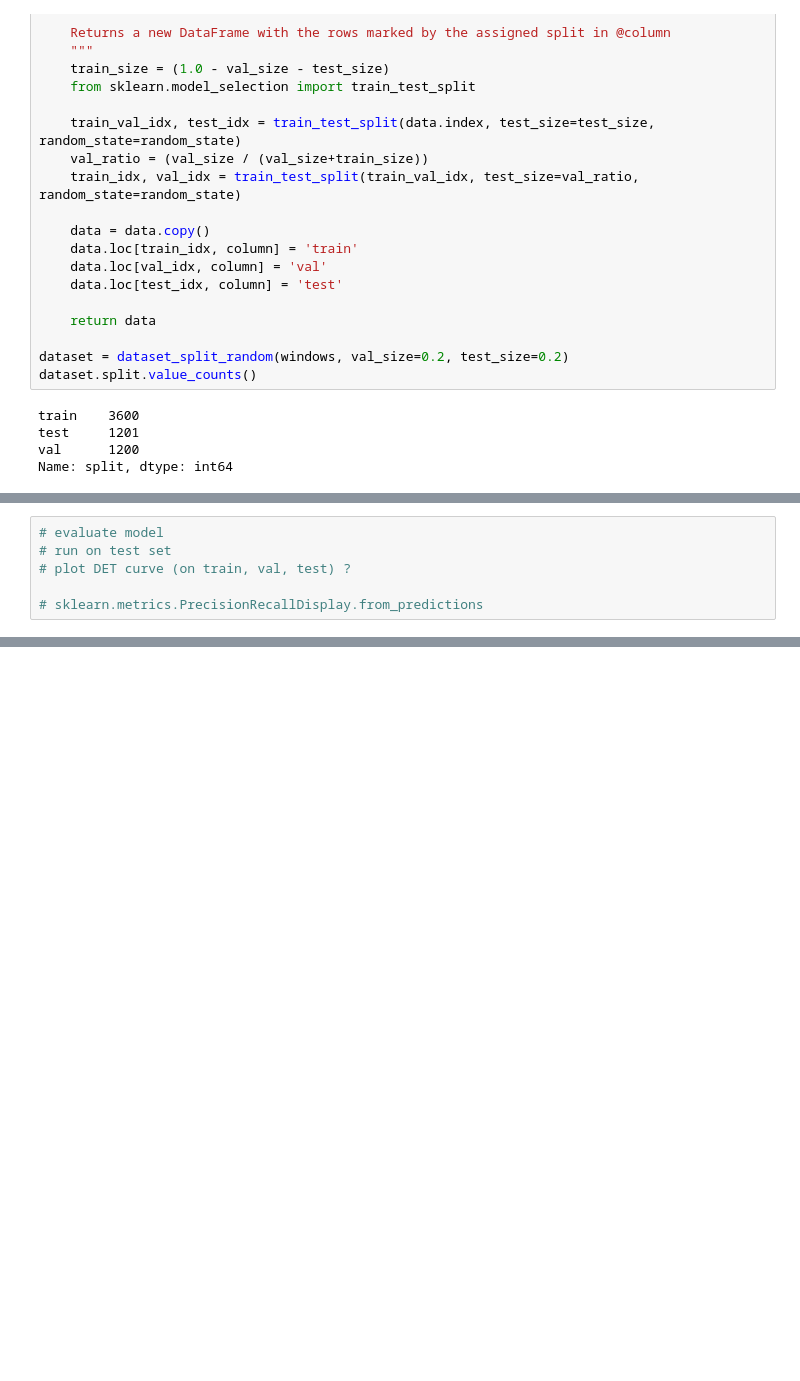
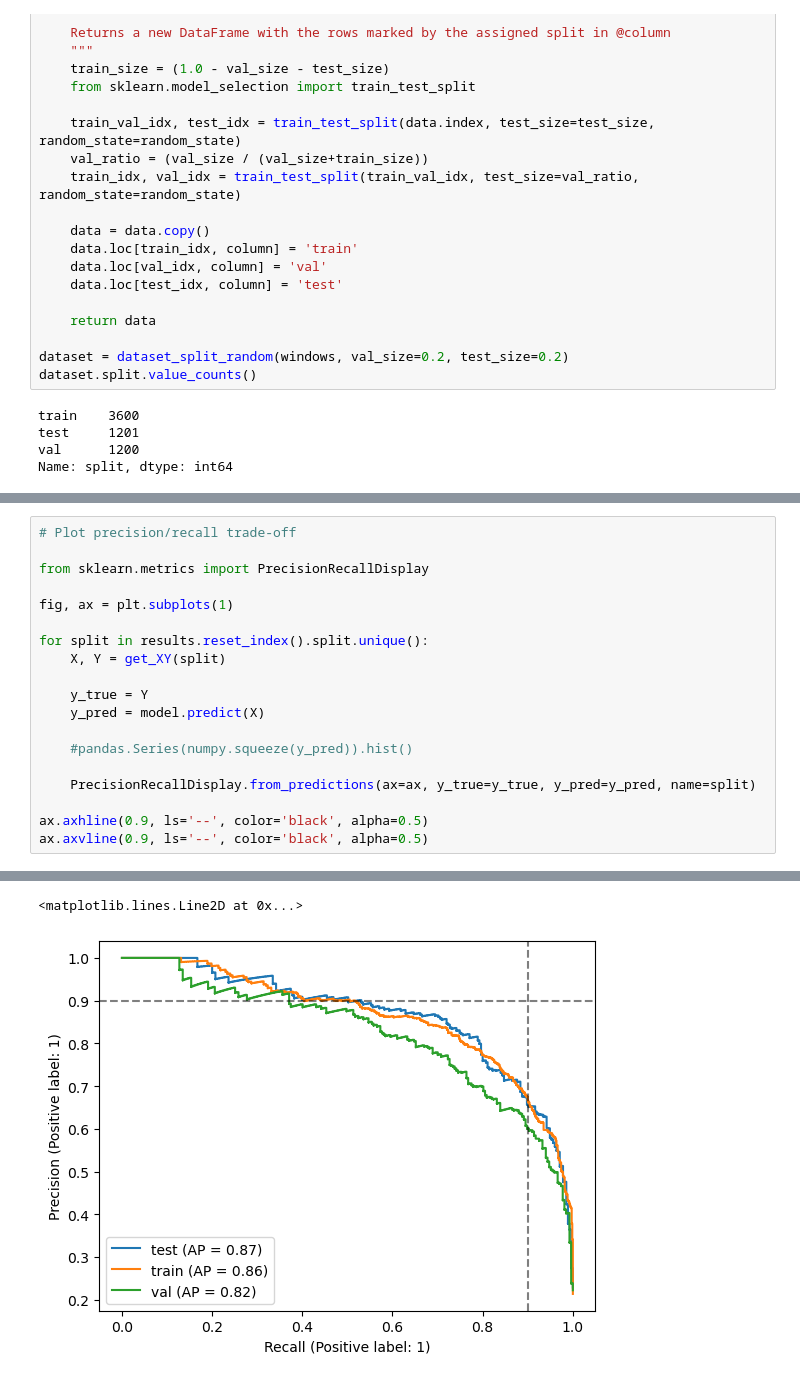
Before and after one commit to jonnor/machinehearing, a Jupyter notebook: handson/badminton/BadmintonSoundEvents.ipynb, the cells around one changed output, grey strips where cells are left out. Cells and saved outputs as stored; diff of their text form; blank space fills up the shorter version.

```diff
--- a/handson/badminton/BadmintonSoundEvents.ipynb
+++ b/handson/badminton/BadmintonSoundEvents.ipynb
@@ -378,6 +407,20 @@ results
 # %%
-# evaluate model
-# run on test set
-# plot DET curve (on train, val, test) ?
+# Plot precision/recall trade-off
 
-# sklearn.metrics.PrecisionRecallDisplay.from_predictions
+from sklearn.metrics import PrecisionRecallDisplay
+
+fig, ax = plt.subplots(1)
+
+for split in results.reset_index().split.unique():
+    X, Y = get_XY(split)
+
+    y_true = Y
+    y_pred = model.predict(X)
+
+    #pandas.Series(numpy.squeeze(y_pred)).hist()
+
+    PrecisionRecallDisplay.from_predictions(ax=ax, y_true=y_true, y_pred=y_pred, name=split)
+
+ax.axhline(0.9, ls='--', color='black', alpha=0.5)
+ax.axvline(0.9, ls='--', color='black', alpha=0.5)
+# %% [output]
@@ -383,0 +430,2 @@ results
+<matplotlib.lines.Line2D at 0x...>
+[figure, added]
```
Also changed, not shown: parts of 10 cells of this notebook.
